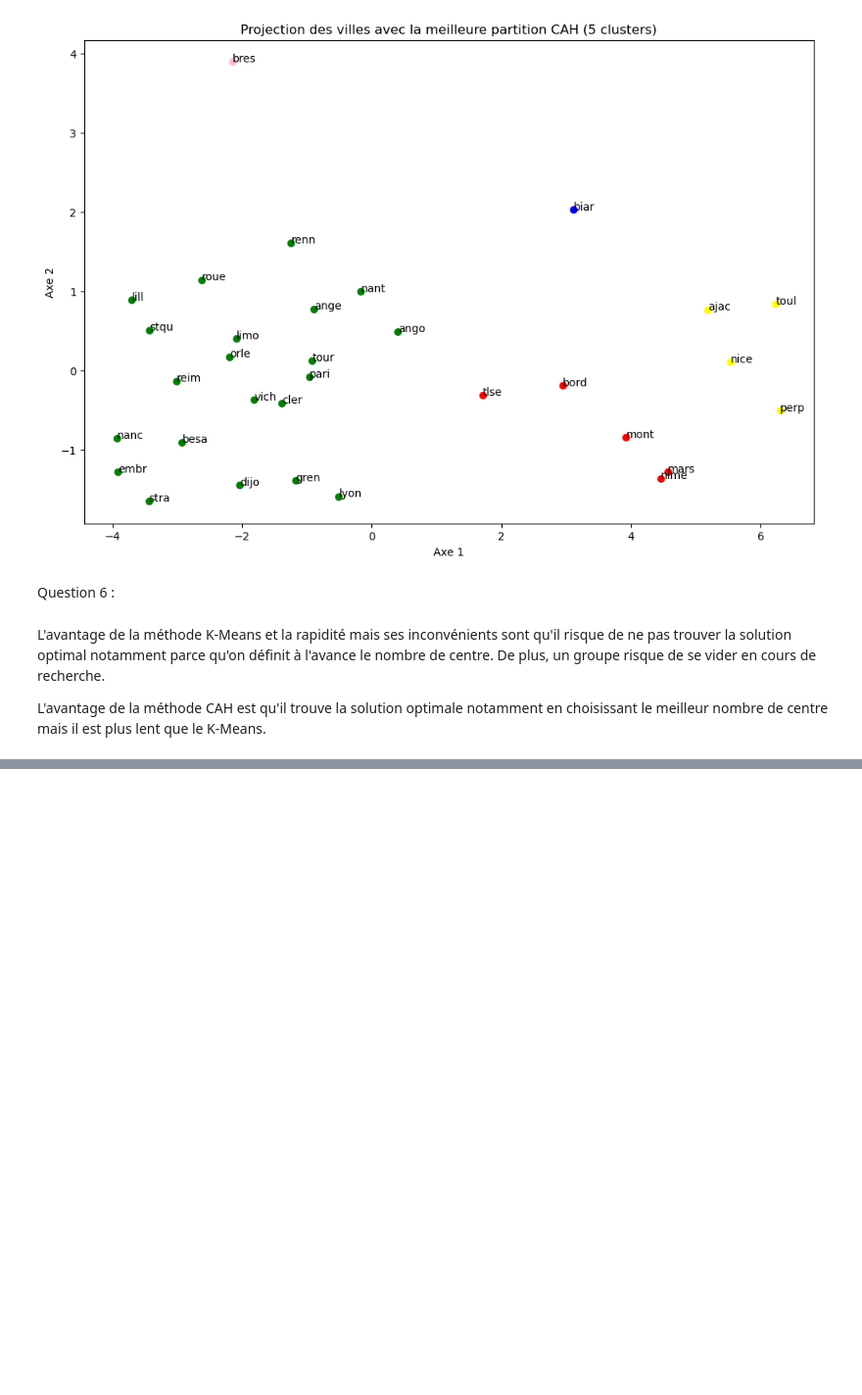
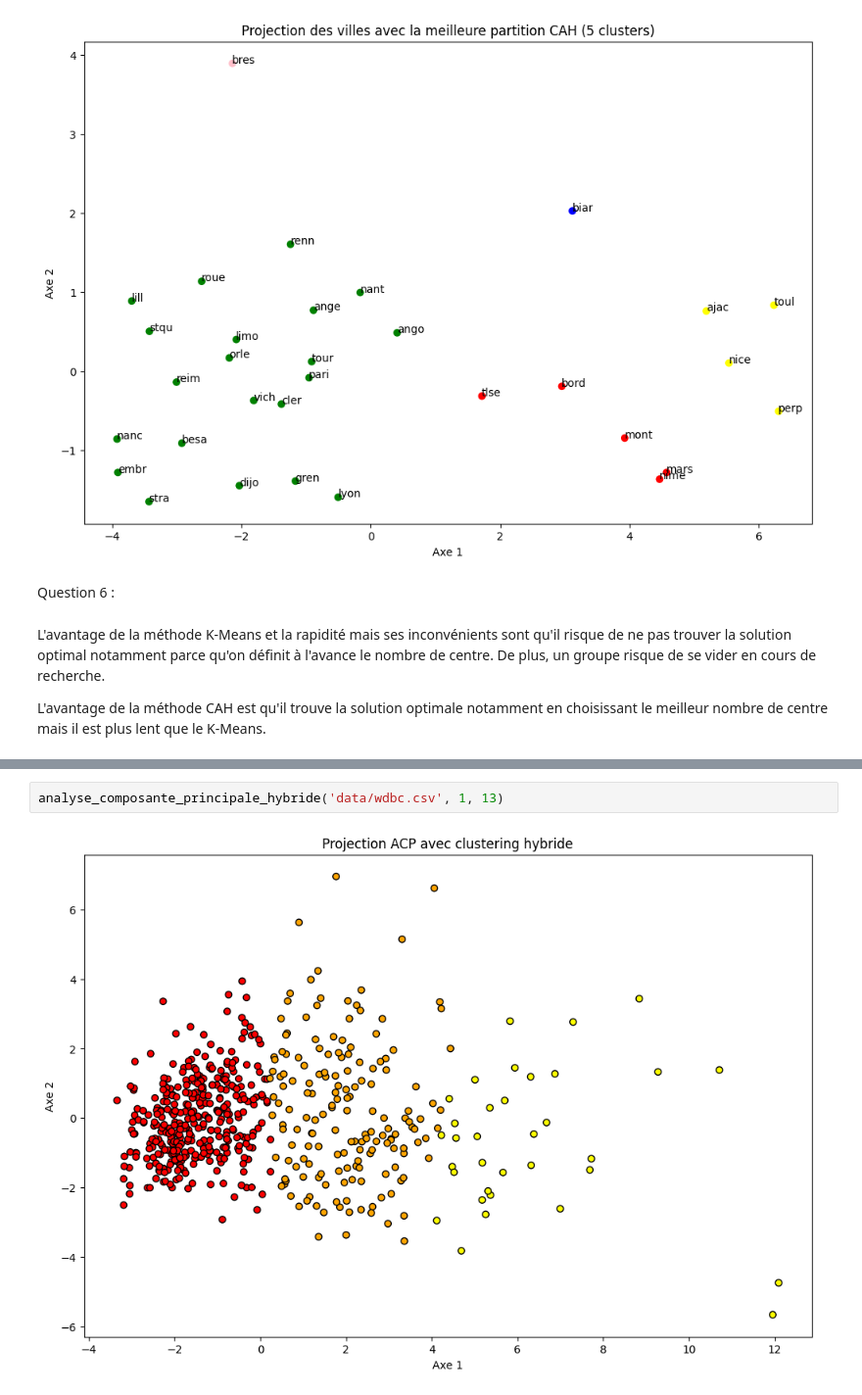
Before and after one commit to ImValll/tp2ADM, a Jupyter notebook: TP_Clust_A_rendre_HENRY_Valentin_BARBATO_Clement.ipynb, the cells around one changed output, grey strips where cells are left out. Shown: that part at 98% size. Saved outputs shown, nothing was run; the diff lists cells and outputs as text; blank space fills up the shorter version.

```diff
--- a/TP_Clust_A_rendre_HENRY_Valentin_BARBATO_Clement.ipynb
+++ b/TP_Clust_A_rendre_HENRY_Valentin_BARBATO_Clement.ipynb
@@ -183,0 +219,4 @@ L'avantage de la méthode CAH est qu'il trouve la solution optimale notamment en
+# %%
+analyse_composante_principale_hybride('data/wdbc.csv', 1, 13)
+# %% [output]
+[figure, added]
```
Also changed, not shown: parts of 6 cells of this notebook.
